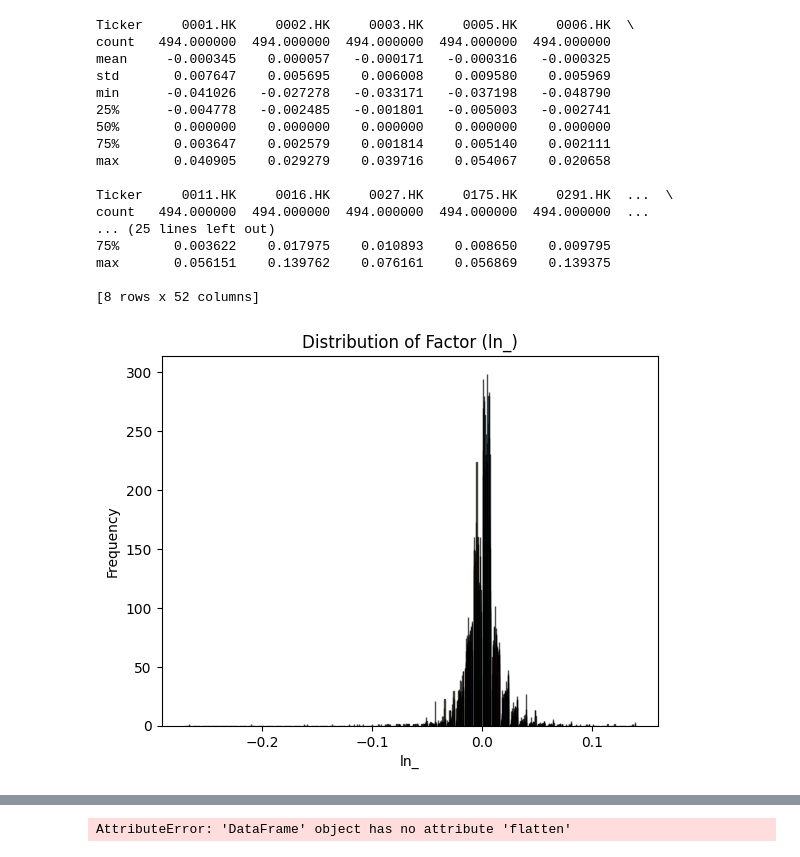
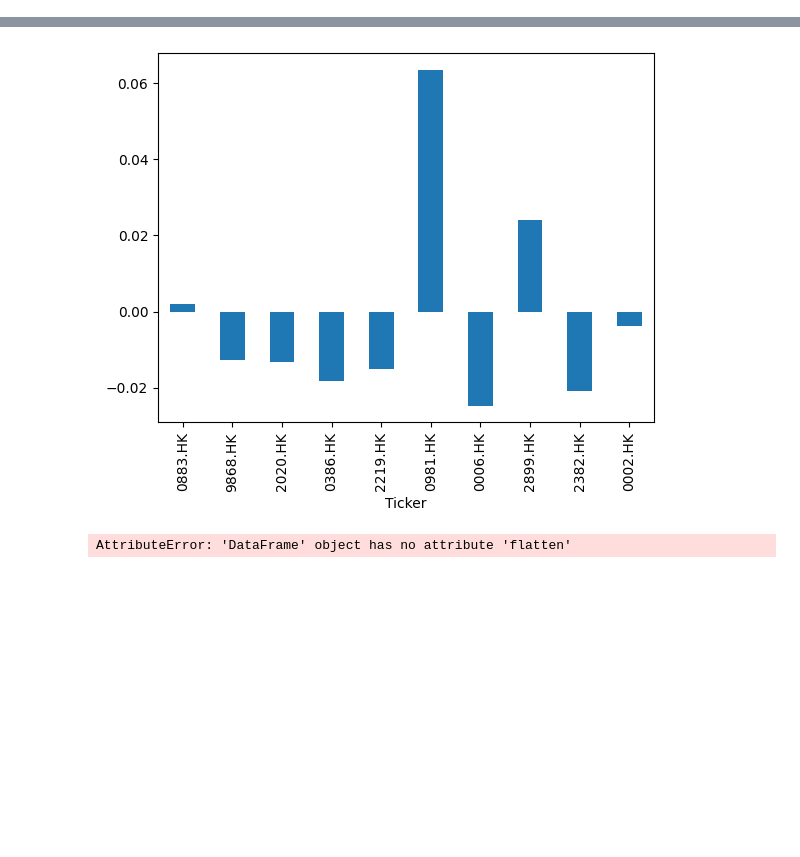
Before and after one commit to tsungyou/2025, a Jupyter notebook: outcomes/hk_intraday_momentumInv.ipynb, the cells around one changed output, grey strips where cells are left out. Saved outputs shown, nothing was run; the diff lists cells and outputs as text; code cells hidden in the pictures; blank space fills up the shorter version.

```diff
--- a/outcomes/hk_intraday_momentumInv.ipynb
+++ b/outcomes/hk_intraday_momentumInv.ipynb
@@ -72,7 +72,7 @@ def intraday_shifted_input_signal_pct_output_plot(ln_, pct_calculating_profit, q
 # %%
 
 # momentum: ln(close_/open_)
-time_ = "2020-01-01"; end_ = '2025-01-23'
+time_ = "2025-01-01"; end_ = '2025-01-23'
 open_ = open[time_:end_]
 close_ = close[time_:end_]
 ln_ = np.log(close_/open_).shift(1) # index: 使用的時間
@@ -80,9 +80,9 @@ pct_calculating_profit = close_/open_ # index: 當天收益
 holdings = intraday_shifted_input_signal_pct_output_plot(ln_, pct_calculating_profit-1, quantile=10, type_='cumsum')
 # %%
 # momentum: ln(open_/close_.shift(1)) 如果要更保守，就li_.shift(1)
-time_ = "2023-01-15"; end_ = '2025-01-22'
+time_ = "2022-01-15"; end_ = '2025-01-24'
 open_ = open[time_:end_]
 close_ = close[time_:end_]
 ln_ = np.log(open_/close_.shift(1)) # index: 使用的時間
 pct_calculating_profit = close_/open_-1 # index: 當天收益
-holdings_gap = intraday_shifted_input_signal_pct_output_plot(ln_, pct_calculating_profit, quantile=10, type_='cumsum')
+holdings_gap = intraday_shifted_input_signal_pct_output_plot(ln_.shift(0), pct_calculating_profit.shift(0), quantile=10, type_='cumsum')
@@ -111,31 +111,6 @@ close_.iloc[-1][holdings.iloc[-1]], holdings.iloc[-1]
-# %%
-# 因子的描述性統計
-print(ln_.describe())
-
-# 可視化因子的分布（直方圖）
-import matplotlib.pyplot as plt
-
-plt.hist(ln_, bins=50, edgecolor='k', alpha=0.7)
-plt.title("Distribution of Factor (ln_)")
-plt.xlabel("ln_")
-plt.ylabel("Frequency")
-plt.show()
-# %% [output]
-Ticker     0001.HK     0002.HK     0003.HK     0005.HK     0006.HK  \
-count   494.000000  494.000000  494.000000  494.000000  494.000000
-mean     -0.000345    0.000057   -0.000171   -0.000316   -0.000325
-std       0.007647    0.005695    0.006008    0.009580    0.005969
-min      -0.041026   -0.027278   -0.033171   -0.037198   -0.048790
-25%      -0.004778   -0.002485   -0.001801   -0.005003   -0.002741
-50%       0.000000    0.000000    0.000000    0.000000    0.000000
-75%       0.003647    0.002579    0.001814    0.005140    0.002111
-max       0.040905    0.029279    0.039716    0.054067    0.020658
-
-Ticker     0011.HK     0016.HK     0027.HK     0175.HK     0291.HK  ...  \
-count   494.000000  494.000000  494.000000  494.000000  494.000000  ...
-... (25 lines left out)
-75%       0.003622    0.017975    0.010893    0.008650    0.009795
-max       0.056151    0.139762    0.076161    0.056869    0.139375
-
-[8 rows x 52 columns]
-[figure, removed]
+# %%
+timie = -9
+target = (pct_calculating_profit[holdings_gap.iloc[timie]+holdings.iloc[timie]].iloc[timie]-1)
+target.plot(kind='bar')
+target.name
+# %% [output]
@@ -142,3 +118,4 @@ max       0.056151    0.139762    0.076161    0.056869    0.139375
+[figure, added]
 # %%
 import pandas as pd
 
```
Also changed, not shown: parts of 4 cells of this notebook, 9 other files.
